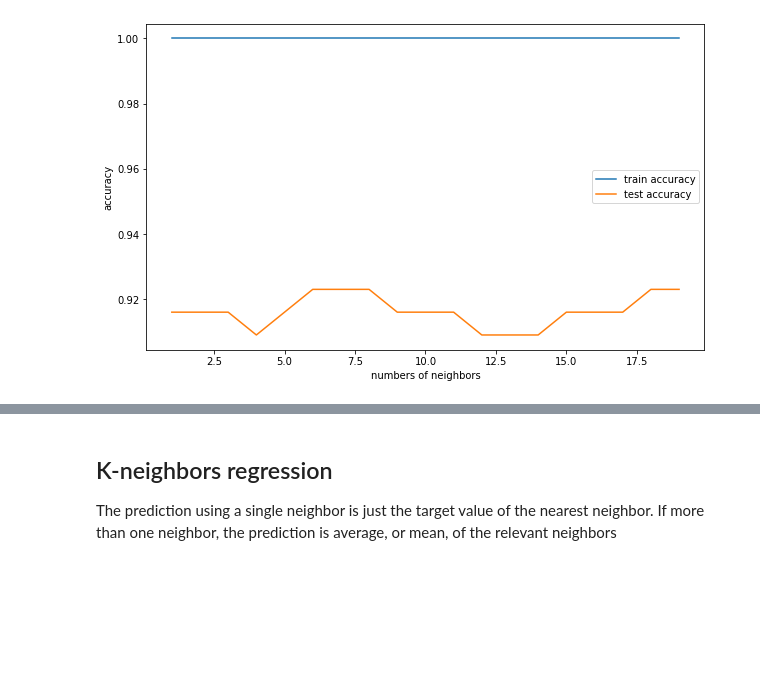
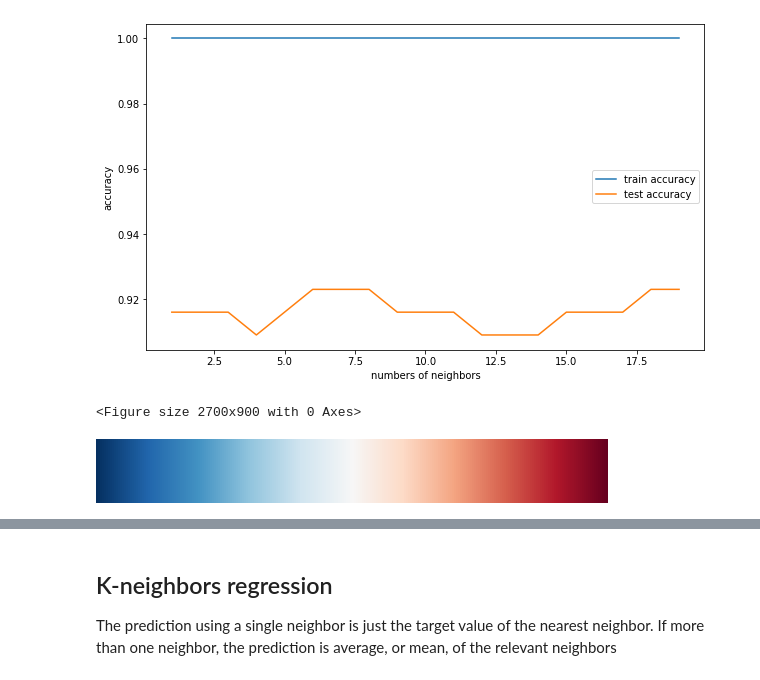
Before and after one commit to macorony/Machine_Learning_Basics, a Jupyter notebook: Supervised_Machine_Learning_Algorithms.ipynb, the cells around one changed output, grey strips where cells are left out. Drawn from its saved outputs; the diff is of its cells as text; code cells hidden in the pictures; blank space fills up the shorter version.

```diff
--- a/Supervised_Machine_Learning_Algorithms.ipynb
+++ b/Supervised_Machine_Learning_Algorithms.ipynb
@@ -209,0 +242,27 @@ plt.show()
+# %%
+figure = plt.figure(figsize=(27, 9))
+i = 1
+for ds_cnt, ds in enumerate(datasets):
+  X, y = ds
+  X_train, X_test, y_train, y_test = train_test_split(X, y, test_size=0.4, random_state=1)
+  x_min, x_max = X[:,0].min() - .5, X[:,0].max() + .5
+  y_min, y_max = X[:,1].min() - .5, X[:,1].max() + .5
+
+  cm = plt.cm.RdBu
+  cm_bright = ListedColormap(['#FF0000', '#0000FF'])
+  ax = plt.subplot(len(datasets), len(names), i)
+  if ds_cnt == 0:
+    ax.set_title("Input data")
+  ax.scatter(X_train[:,0], X_train[:,1], c=y_train, cmap=cm_bright, edgecolors='k')
+  ax.scatter(X_test[:,0], X_test[:, 1], c=y_test, cmap=cm_bright, alpha=0.6, edgecolors='k')
+  ax.set_xlim(x_min, x_max)
+  ax.set_ylim(y_min, y_max)
+  ax.set_xticks(())
+  ax.set_yticks(())
+  i += 1
+# %% [output]
+<Figure size 2700x900 with 0 Axes>
+# %%
+plt.cm.RdBu_r
+# %% [output]
+[figure, added]
```
Also changed, not shown: parts of 8 cells of this notebook.
